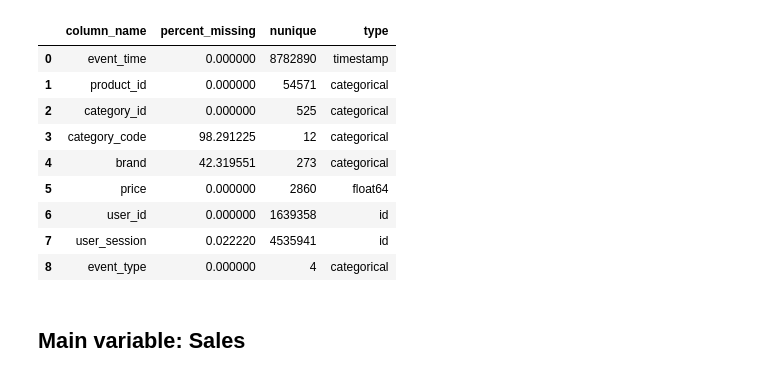
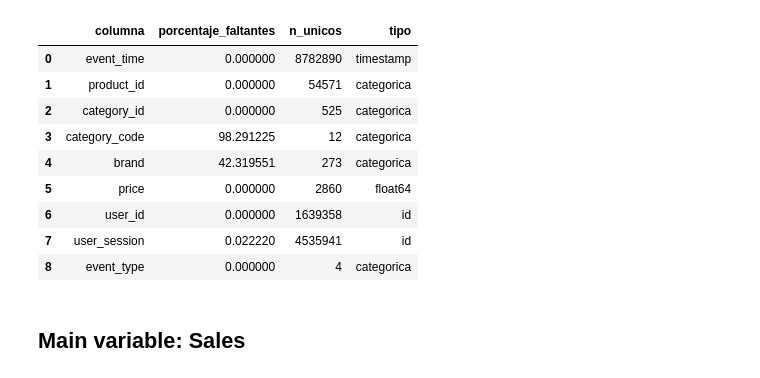
Before and after one commit to Bati-bot/Design-of-experiments-DOE, a Jupyter notebook: EDA.ipynb, the cells around one changed output. Cells and saved outputs as stored; diff of their text form; code cells hidden in the pictures.

```diff
--- a/EDA.ipynb
+++ b/EDA.ipynb
@@ -28,25 +28,25 @@ events_df.head()
 | 4 | 2019-10-01 00:00:15 UTC | 5881449 | 1487580013522845895 | NaN | lovely | 0.56 | 429681830 | 49e8d843-adf3-428b-a2c3-fe8bc6a307c9 | 2019-10-01 00:00:15+00:00 | ... |
 # %%
 percent_missing = events_df.isnull().sum() * 100 / len(events_df)
-product_columns_desc = pd.DataFrame({'column_name': events_df.columns,
-                                 'percent_missing': percent_missing})
-product_columns_desc["nunique"] = events_df.nunique()
+product_columns_desc = pd.DataFrame({'columna': events_df.columns,
+                                 'porcentaje_faltantes': percent_missing})
+product_columns_desc["n_unicos"] = events_df.nunique()
 product_columns_desc = product_columns_desc.drop(event_columns).drop(["date", "time", "sales"])
-product_columns_desc["type"] = ['timestamp', 'categorical', 'categorical', 'categorical', 'categorical',
-       'float64', 'id', 'id', 'categorical']
+product_columns_desc["tipo"] = ['timestamp', 'categorica', 'categorica', 'categorica', 'categorica',
+       'float64', 'id', 'id', 'categorica']
 product_columns_desc = product_columns_desc.reset_index(drop=True)
 product_columns_desc
 # %% [output]
-|  | column_name | percent_missing | nunique | type |
+|  | columna | porcentaje_faltantes | n_unicos | tipo |
 | 0 | event_time | 0.000000 | 8782890 | timestamp |
-| 1 | product_id | 0.000000 | 54571 | categorical |
-| 2 | category_id | 0.000000 | 525 | categorical |
-| 3 | category_code | 98.291225 | 12 | categorical |
-| 4 | brand | 42.319551 | 273 | categorical |
+| 1 | product_id | 0.000000 | 54571 | categorica |
+| 2 | category_id | 0.000000 | 525 | categorica |
+| 3 | category_code | 98.291225 | 12 | categorica |
+| 4 | brand | 42.319551 | 273 | categorica |
 | 5 | price | 0.000000 | 2860 | float64 |
 | 6 | user_id | 0.000000 | 1639358 | id |
 | 7 | user_session | 0.022220 | 4535941 | id |
-| 8 | event_type | 0.000000 | 4 | categorical |
+| 8 | event_type | 0.000000 | 4 | categorica |
 # %% [markdown]
 ## Main variable: Sales
 # %%
```
Also changed, not shown: parts of 6 cells of this notebook.
